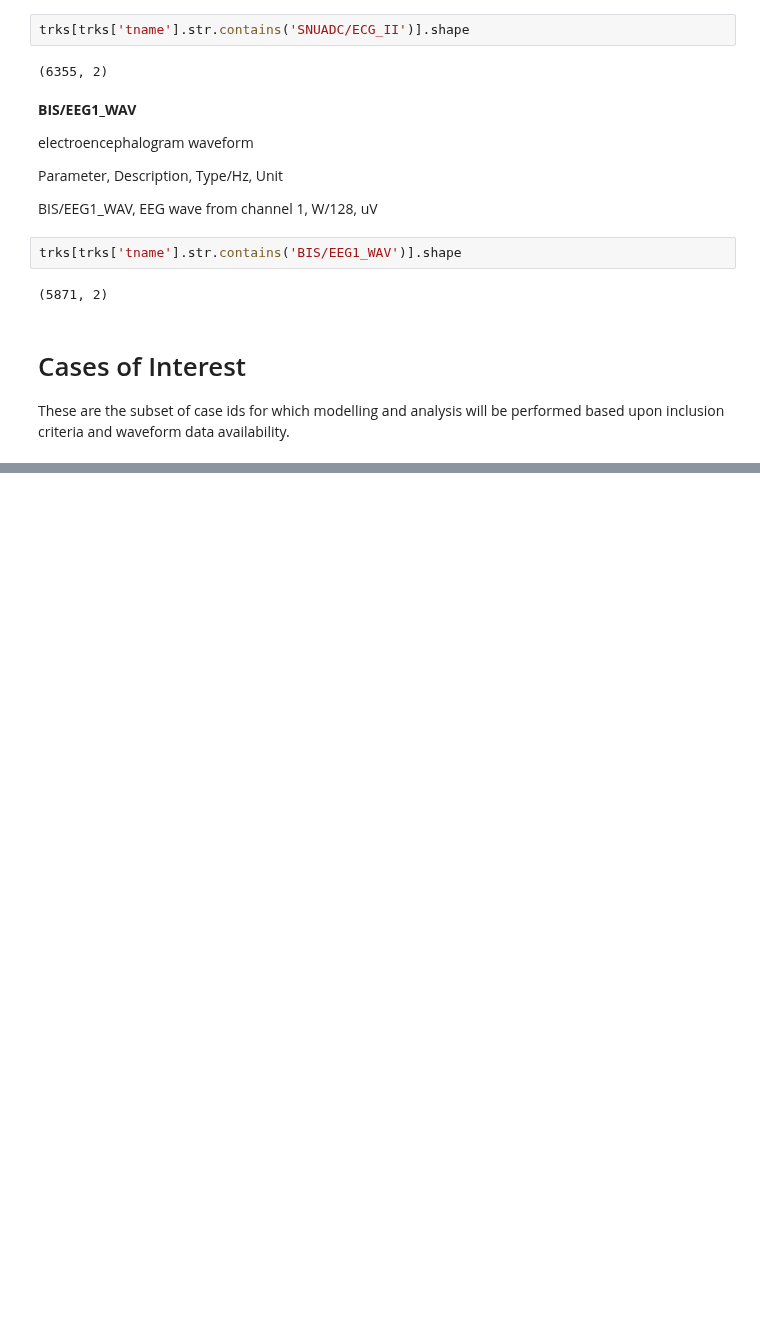
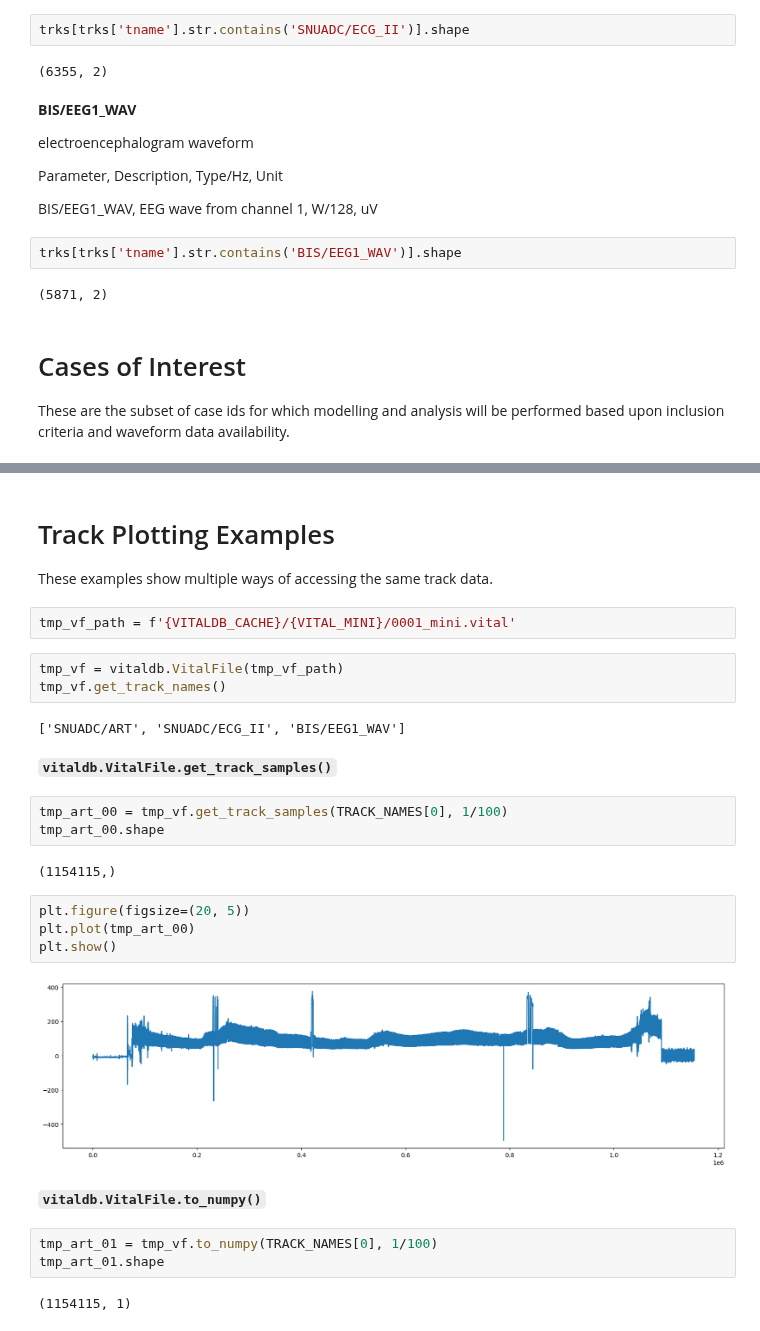
Before and after one commit to abarrie2/cs598-dlh-project, a Jupyter notebook: shaun.ipynb, the cells around one changed output, grey strips where cells are left out. Drawn from its saved outputs; the diff is of its cells as text; blank space fills up the shorter version.

```diff
--- a/shaun.ipynb
+++ b/shaun.ipynb
@@ -327,0 +356,31 @@ tpp.groupby('count').size()
+# %% [markdown]
+# Track Plotting Examples
+
+These examples show multiple ways of accessing the same track data.
+# %%
+tmp_vf_path = f'{VITALDB_CACHE}/{VITAL_MINI}/0001_mini.vital'
+# %%
+tmp_vf = vitaldb.VitalFile(tmp_vf_path)
+tmp_vf.get_track_names()
+# %% [output]
+['SNUADC/ART', 'SNUADC/ECG_II', 'BIS/EEG1_WAV']
+# %% [markdown]
+**`vitaldb.VitalFile.get_track_samples()`**
+# %%
+tmp_art_00 = tmp_vf.get_track_samples(TRACK_NAMES[0], 1/100)
+tmp_art_00.shape
+# %% [output]
+(1154115,)
+# %%
+plt.figure(figsize=(20, 5))
+plt.plot(tmp_art_00)
+plt.show()
+# %% [output]
+[figure, added]
+# %% [markdown]
+**`vitaldb.VitalFile.to_numpy()`**
+# %%
+tmp_art_01 = tmp_vf.to_numpy(TRACK_NAMES[0], 1/100)
+tmp_art_01.shape
+# %% [output]
+(1154115, 1)
```
Also changed, not shown: parts of 47 cells of this notebook, 1 other file.
